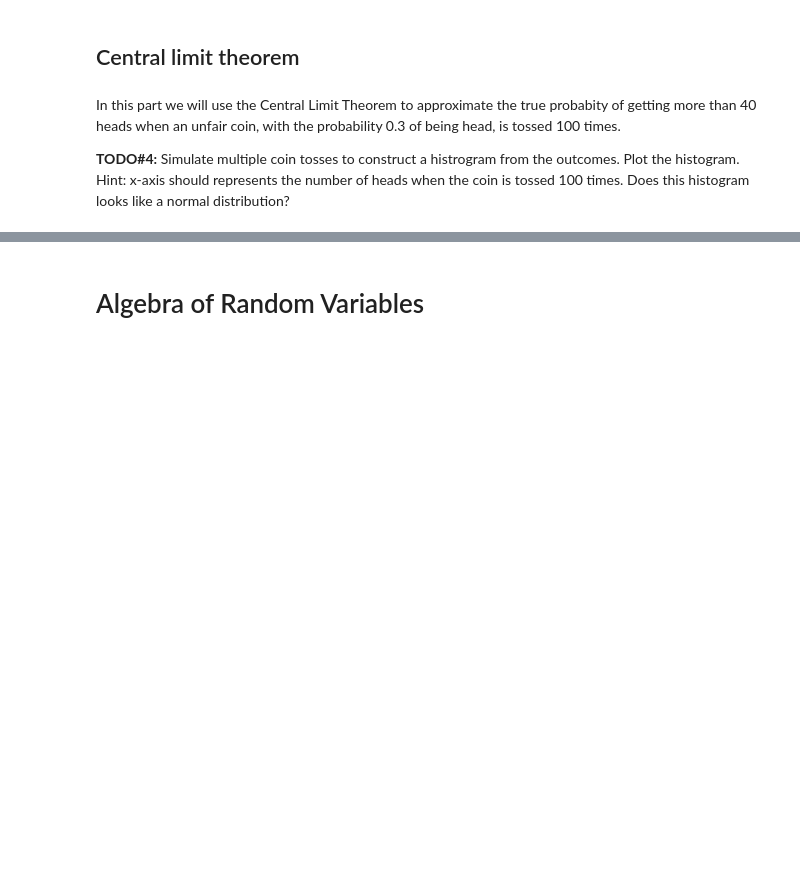
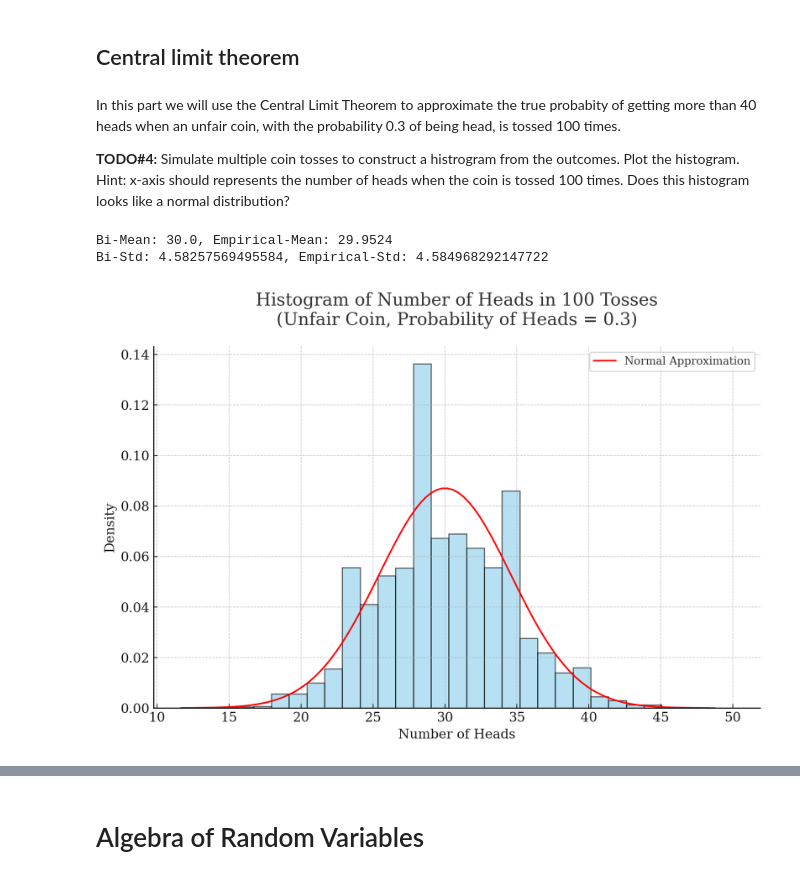
Before and after one commit to pupipatsk/Comp-Eng-Math-II, a Jupyter notebook: assignment/9-Probability/Assingment-9.ipynb, the cells around one changed output, grey strips where cells are left out. Drawn from its saved outputs; the diff is of its cells as text; code cells hidden in the pictures; blank space fills up the shorter version.

```diff
--- a/assignment/9-Probability/Assingment-9.ipynb
+++ b/assignment/9-Probability/Assingment-9.ipynb
@@ -212,3 +212,32 @@ In this part we will use the Central Limit Theorem to approximate the true proba
 
 
 **TODO#4:** Simulate multiple coin tosses to construct a histrogram from the outcomes. Plot the histogram. Hint: x-axis should represents the number of heads when the coin is tossed 100 times. Does this histogram looks like a normal distribution?
+# %%
+def simulate_coin_tosses(n_simulations=10000, n_tosses=100, p=0.3):
+
+    # Simulate the simulations
+    results = np.random.binomial(n_tosses, p, size=n_simulations)
+    plt.hist(results, bins=30, density=True, alpha=0.6, color='skyblue', edgecolor='black')
+
+    # True probability of binomial distribution
+    mean = n_tosses * p
+    # print(mean, np.mean(results))
+    print(f"Bi-Mean: {mean}, Empirical-Mean: {np.mean(results)}")
+    std = np.sqrt(n_tosses * p * (1 - p))
+    print(f"Bi-Std: {std}, Empirical-Std: {np.std(results)}")
+    x = np.linspace(mean - 4*std, mean + 4*std, 100)
+    plt.plot(x, norm.pdf(x, mean, std), color='red', label='Normal Approximation')
+
+    # Plot
+    plt.title(f"Histogram of Number of Heads in {n_tosses} Tosses\n(Unfair Coin, Probability of Heads = {p})")
+    plt.xlabel("Number of Heads")
+    plt.ylabel("Density")
+    plt.legend()
+    plt.show()
+
+# Run the simulation
+simulate_coin_tosses()
+# %% [output]
+Bi-Mean: 30.0, Empirical-Mean: 29.9524
+Bi-Std: 4.58257569495584, Empirical-Std: 4.584968292147722
+[figure, added]
```
Also changed, not shown: parts of 8 cells of this notebook.
